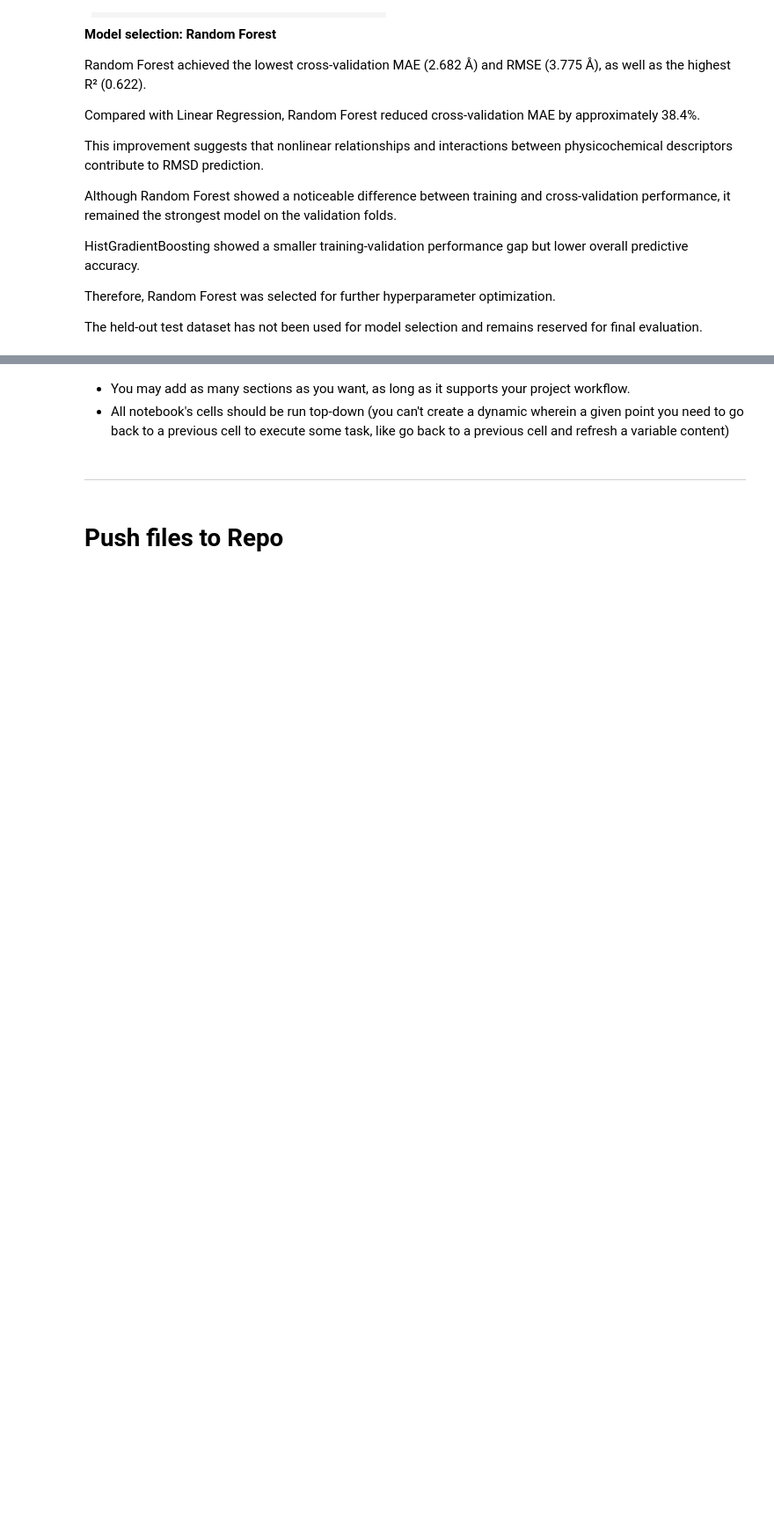
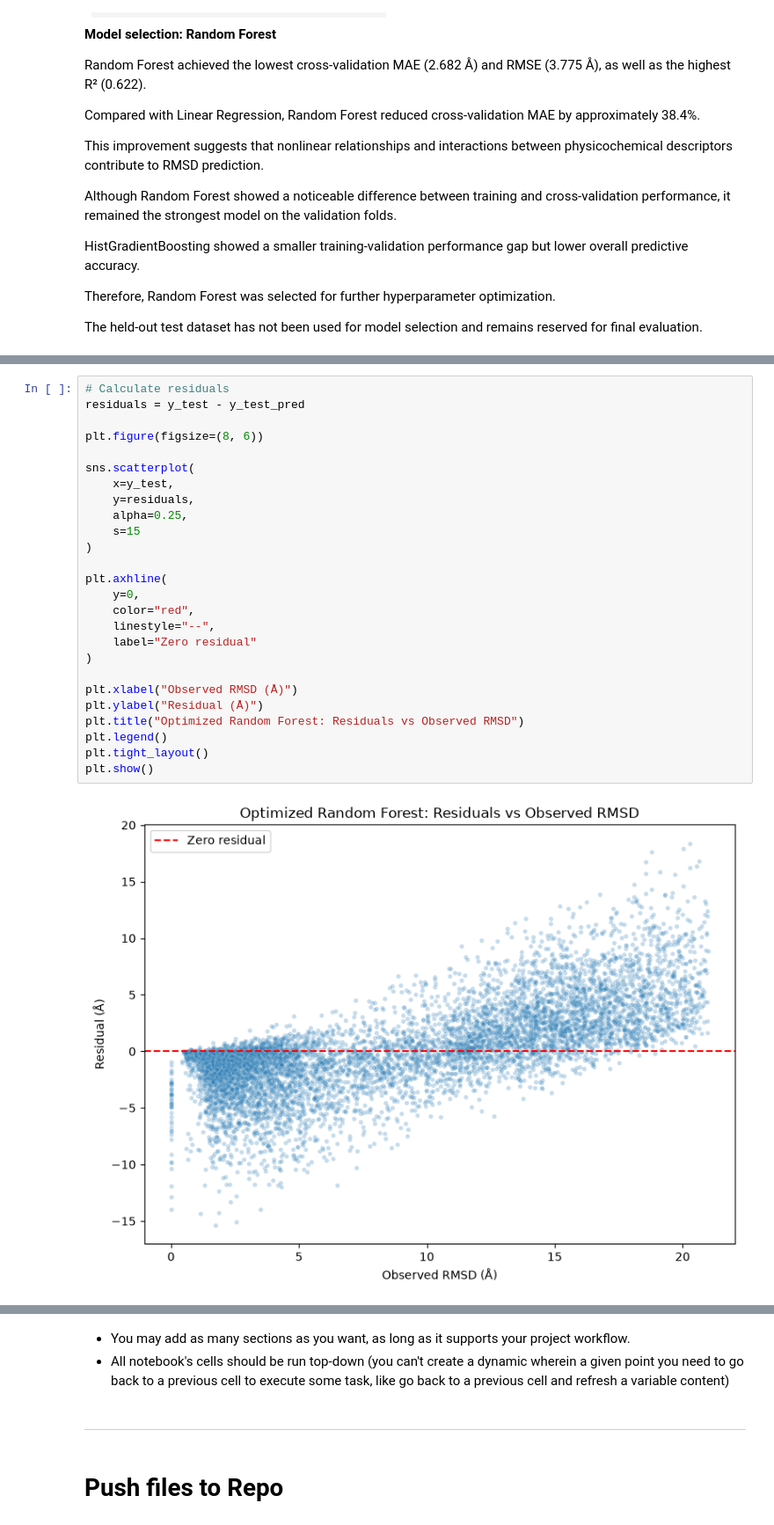
Before and after one commit to trasneaiulian/ProteinStruct-ML, a Jupyter notebook: jupyter_notebooks/03_Modeling.ipynb, the cells around one changed output, grey strips where cells are left out. Shown at 88% size. Saved outputs shown, nothing was run; the diff lists cells and outputs as text; blank space fills up the shorter version.

```diff
--- a/jupyter_notebooks/03_Modeling.ipynb
+++ b/jupyter_notebooks/03_Modeling.ipynb
@@ -709,0 +1011,28 @@ selection and remains reserved for final evaluation.
+# %%
+# Calculate residuals
+residuals = y_test - y_test_pred
+
+plt.figure(figsize=(8, 6))
+
+sns.scatterplot(
+    x=y_test,
+    y=residuals,
+    alpha=0.25,
+    s=15
+)
+
+plt.axhline(
+    y=0,
+    color="red",
+    linestyle="--",
+    label="Zero residual"
+)
+
+plt.xlabel("Observed RMSD (Å)")
+plt.ylabel("Residual (Å)")
+plt.title("Optimized Random Forest: Residuals vs Observed RMSD")
+plt.legend()
+plt.tight_layout()
+plt.show()
+# %% [output]
+[figure, added]
```
Also changed, not shown: parts of 11 cells of this notebook.
